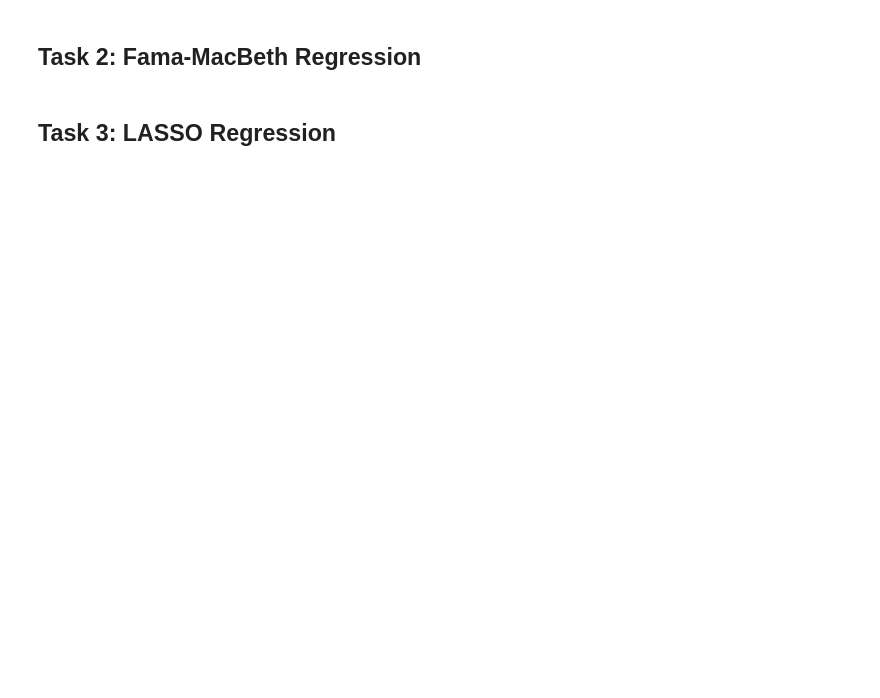
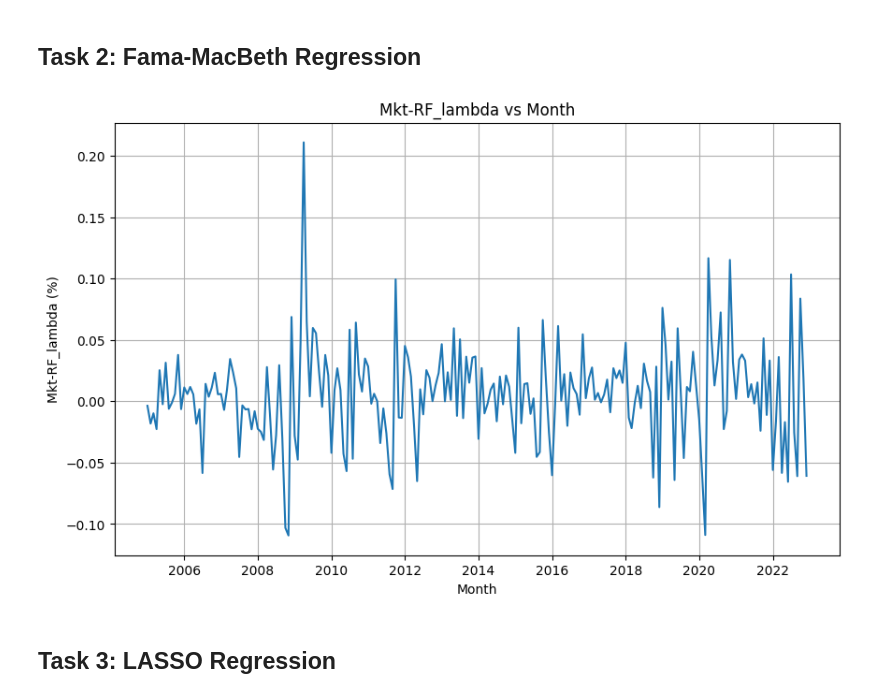
Before and after one commit to yeyechen/HKU-MFIN7034-ML, a Jupyter notebook: coursework_1.ipynb, the cells around one changed output. Cells and saved outputs as stored; diff of their text form; code cells hidden in the pictures; blank space fills up the shorter version.

```diff
--- a/coursework_1.ipynb
+++ b/coursework_1.ipynb
@@ -259,2 +204,49 @@ Text(0.5, 0, 'Month')
+# %%
+stock_ids = return_df['PERMNO'].unique()
+factor_names = ['Mkt-RF', 'SMB', 'HML', 'RMW', 'CMA', 'R_ME', 'R_IA', 'R_ROE', 'R_EG', 'Agg Liq.', 'Innov Liq (eq8)', 'Traded Liq (LIQ_V)']
+# %%
+# ===== Stage 1 =====: for each asset, estimate betas (factor loadings) with a time-series regression
+# apply rolling window
+beta_df = run_rolling_window_regression(factor_reg_df, stock_ids, factor_names, window_size=60, min_window_size=60)
+# %%
+# ===== Stage 2 =====: run the cross-sectional regression with a constant
+# For each time period, run a cross-sectional regressions of returns on the same collection of betas, for each asset
+col_names = [n + '_lambda' for n in factor_names]
+beta_names = [n + '_beta' for n in factor_names]
+result = []
+
+# process data for regression, use betas as independent variables
+cross_section_reg_df = pd.merge(factor_reg_df[['Month', 'PERMNO', 'MthRet-RF']], beta_df, how='inner', on=['PERMNO', 'Month'])
+
+# loop over each time period
+for t, group_df in tqdm(cross_section_reg_df.groupby(cross_section_reg_df['Month'])):
+
+  # run cross-sectional regression
+  X = sm.add_constant(group_df[beta_names]).astype(float)
+  y = group_df['MthRet-RF'].astype(float)
+  model = sm.OLS(y, X).fit()
+
+  # create result row
+  col_names = [n + '_lambda' for n in factor_names]
+  row = {
+    'PERMNO': id,
+    'Month': t,
+    **dict(zip(['const'] + col_names, model.params))
+  }
+
+  result.append(row)
+
+result_df = pd.DataFrame(result)
+# %%
+# Plotting
+plt.figure(figsize=(10, 6))
+plt.plot(result_df['Month'], result_df['Mkt-RF_lambda'], linestyle='-')
+plt.title('Mkt-RF_lambda vs Month')
+plt.xlabel('Month')
+plt.ylabel('Mkt-RF_lambda (%)')
+plt.grid(True)
+plt.show()
+# %% [output]
+[figure, added]
 # %% [markdown]
 ## Task 3: LASSO Regression
```
Also changed, not shown: parts of 22 cells of this notebook.
